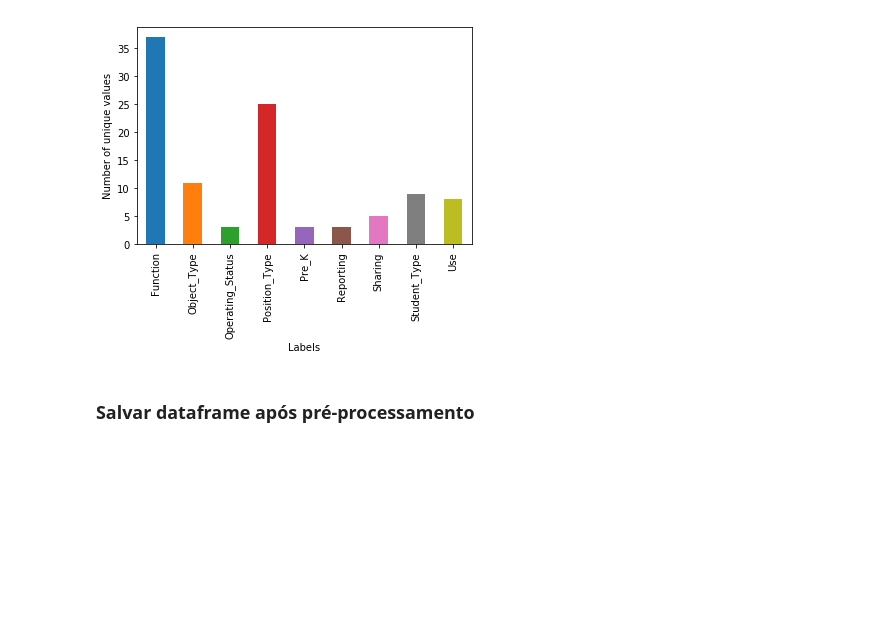
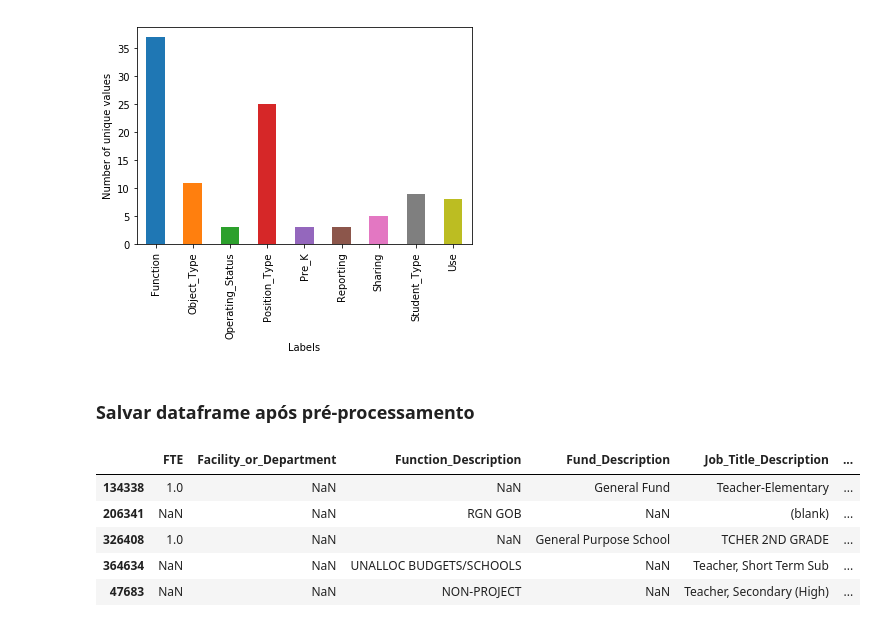
Before and after one commit to nymarya/school-budgets-for-education, a Jupyter notebook: notebooks/Pre_processing.ipynb, the cells around one changed output. Drawn from its saved outputs; the diff is of its cells as text; code cells hidden in the pictures; blank space fills up the shorter version.

```diff
--- a/notebooks/Pre_processing.ipynb
+++ b/notebooks/Pre_processing.ipynb
@@ -181,3 +182,12 @@ plt.show()
 ### Salvar dataframe após pré-processamento
 # %%
 df.to_csv('../src/data/processed/TrainingData_p')
+# %%
+df[feature_columns].head()
+# %% [output]
+|  | FTE | Facility_or_Department | Function_Description | Fund_Description | Job_Title_Description | ... |
+| 134338 | 1.0 | NaN | NaN | General Fund | Teacher-Elementary | ... |
+| 206341 | NaN | NaN | RGN GOB | NaN | (blank) | ... |
+| 326408 | 1.0 | NaN | NaN | General Purpose School | TCHER 2ND GRADE | ... |
+| 364634 | NaN | NaN | UNALLOC BUDGETS/SCHOOLS | NaN | Teacher, Short Term Sub | ... |
+| 47683 | NaN | NaN | NON-PROJECT | NaN | Teacher, Secondary (High) | ... |
```
Also changed, not shown: parts of 3 cells of this notebook.
